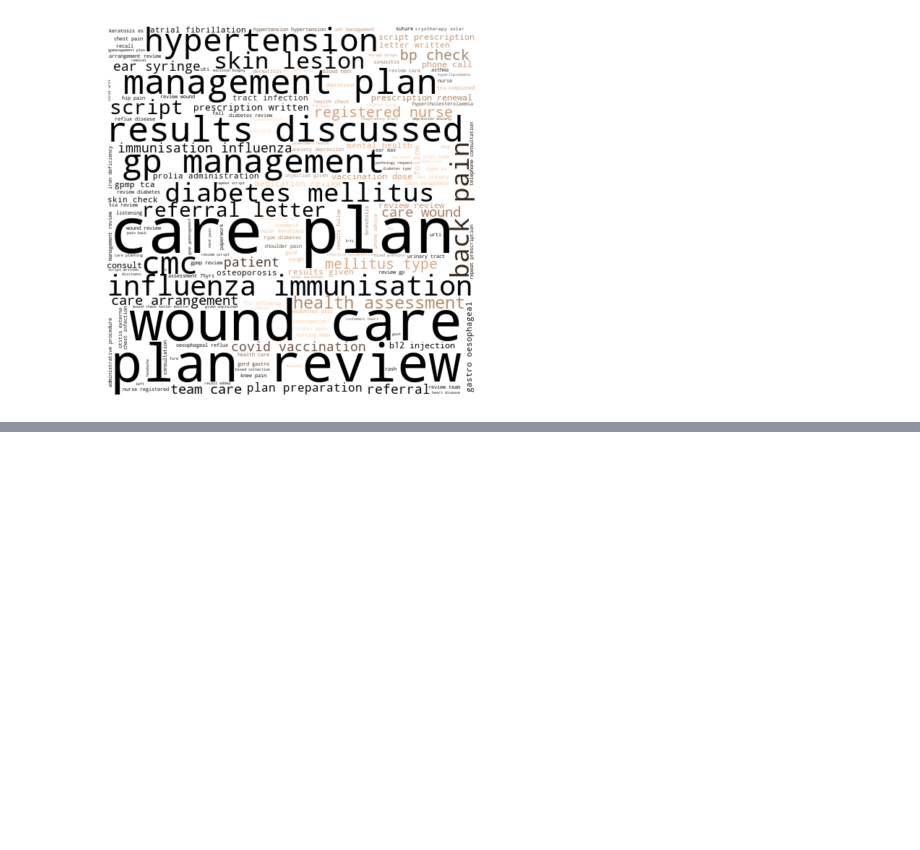
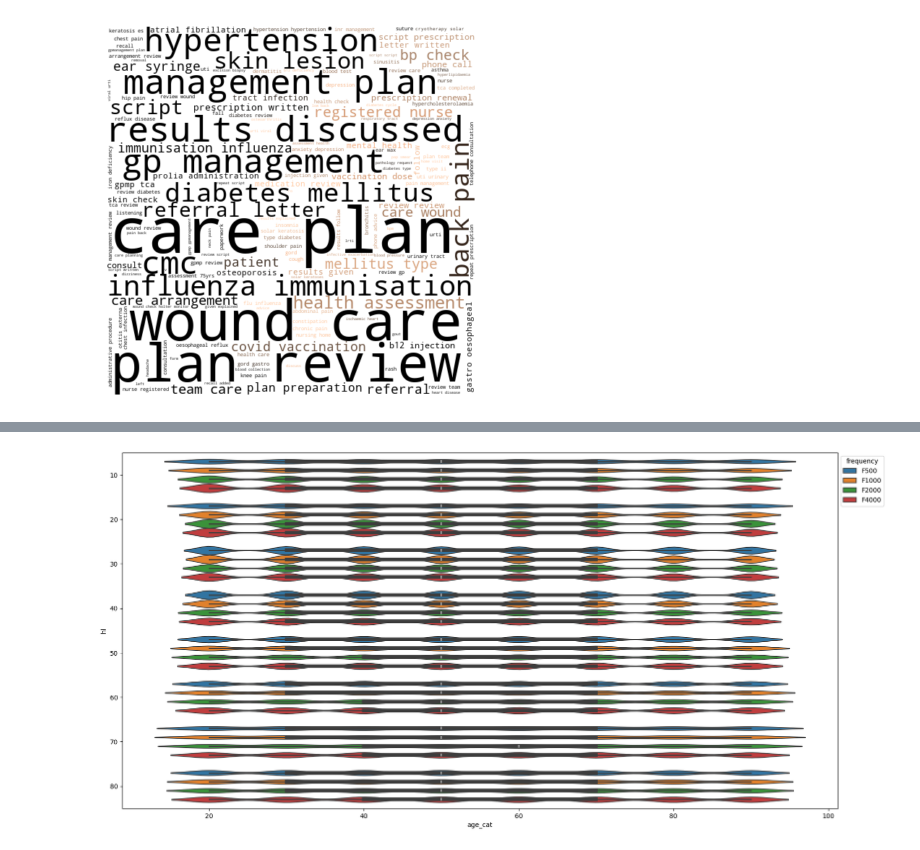
Before and after one commit to marianocabezas/hearing, a Jupyter notebook: warehouse.ipynb, the cells around one changed output, grey strips where cells are left out. Saved outputs shown, nothing was run; the diff lists cells and outputs as text; code cells hidden in the pictures; blank space fills up the shorter version.

```diff
--- a/warehouse.ipynb
+++ b/warehouse.ipynb
@@ -377,0 +427,12 @@ plt.axis('off')
+# %%
+# 19 Specsaers AU and NZ Age Range Violinplot
+# au_worse.assign(age_cat=((au_worse['age'] % 10) * 10).astype(int))
+au_cat_age = au_worse.assign(age_cat=((au_worse['age'] % 10) * 10).astype(int))
+# au_cat_age[(au_cat_age['age_cat'] > 10) & (au_cat_age['age_cat'] < 100)]
+au_filtered = au_cat_age[(au_cat_age['age_cat'] > 10) & (au_cat_age['age_cat'] < 100)]
+
+plt.figure(figsize=(20, 10))
+ax = sn.violinplot(data=au_filtered, x='age_cat', y='hl', hue='frequency', orient='h')
+sn.move_legend(ax, 'upper left', bbox_to_anchor=(1, 1))
+# %% [output]
+[figure, added]
```
Also changed, not shown: parts of 15 cells of this notebook, 12 other files.
